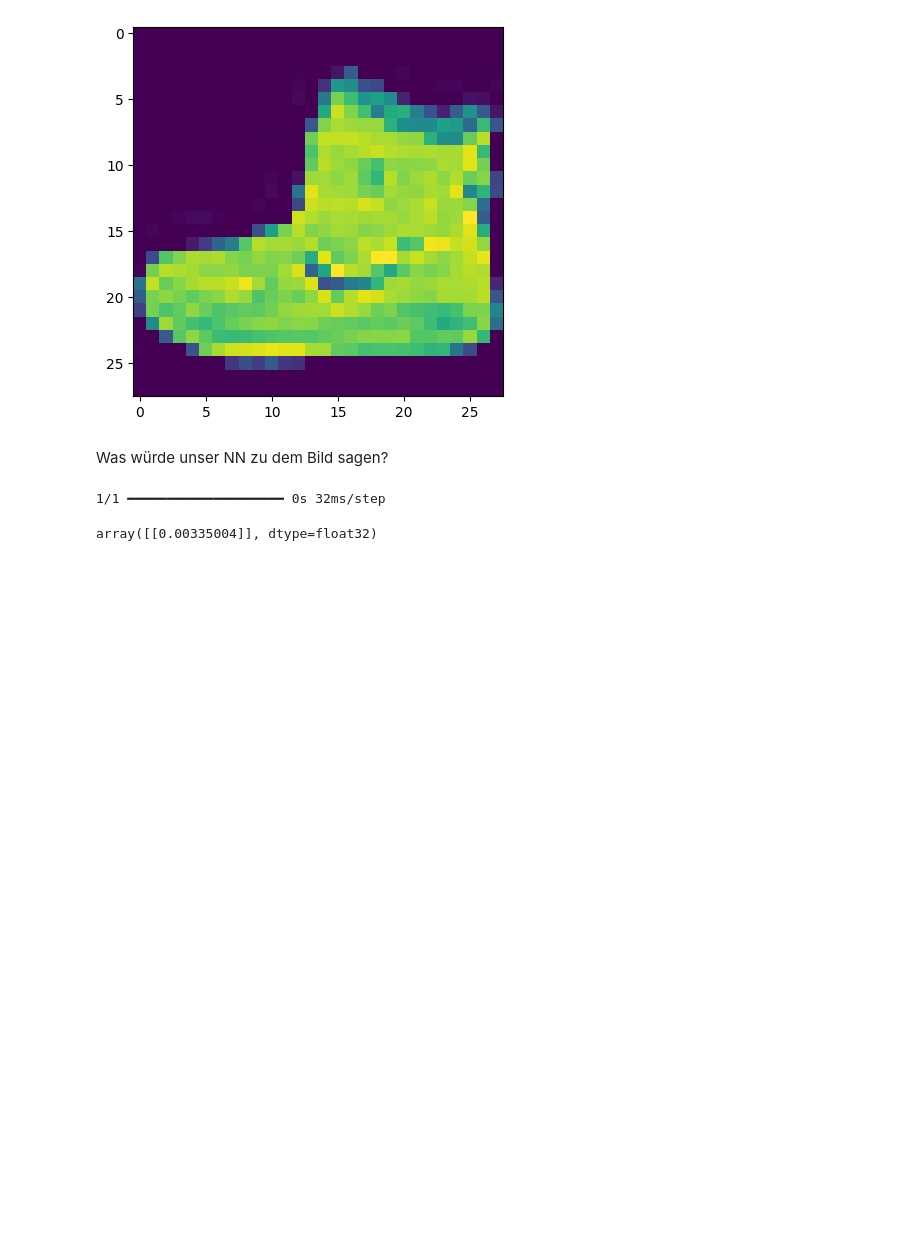
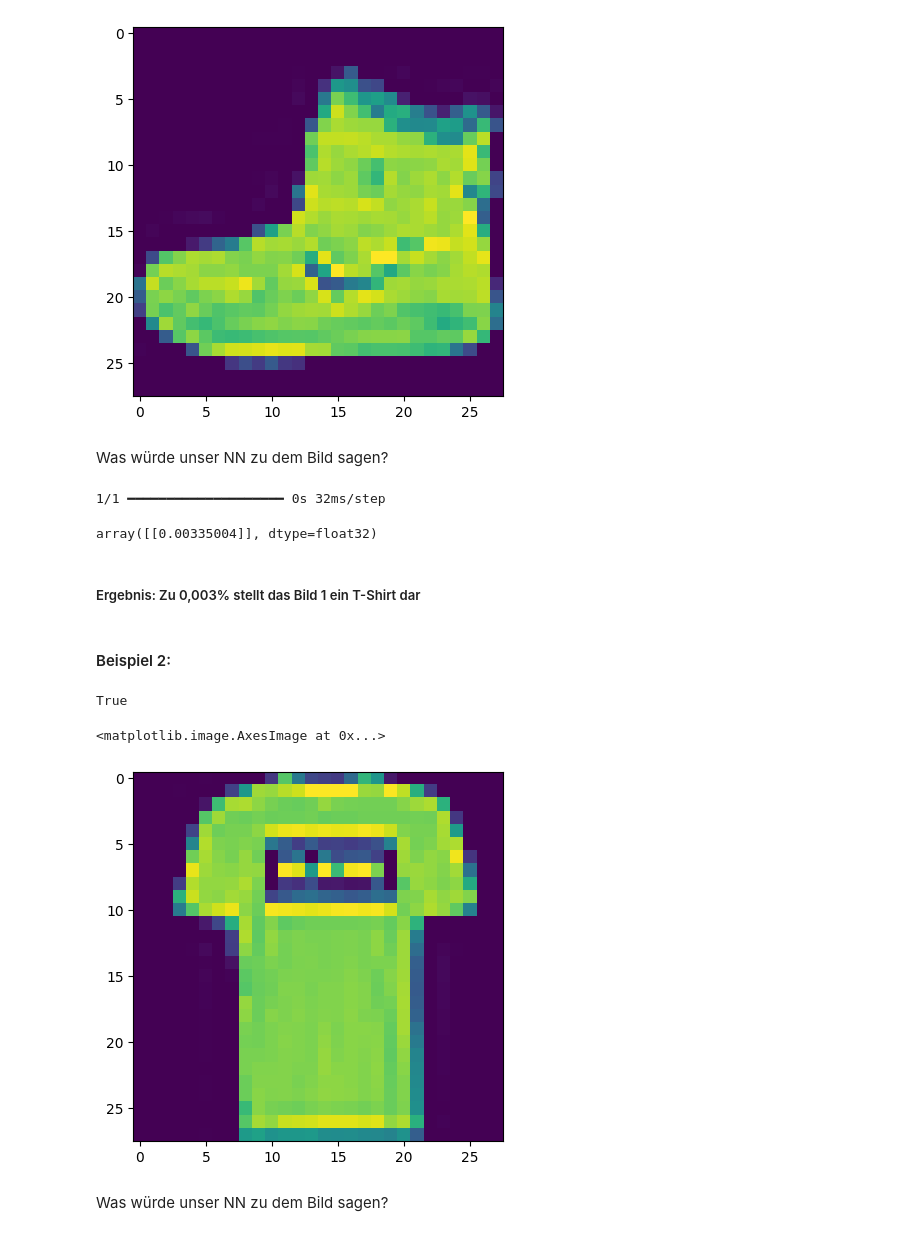
Before and after one commit to MHundi/Info_KS, a Jupyter notebook: 3_Artificial_Intelligence/6_Project_Neuronal_Network.ipynb, the cells around one changed output. Cells and saved outputs as stored; diff of their text form; code cells hidden in the pictures; blank space fills up the shorter version.

```diff
--- a/3_Artificial_Intelligence/6_Project_Neuronal_Network.ipynb
+++ b/3_Artificial_Intelligence/6_Project_Neuronal_Network.ipynb
@@ -277,3 +277,18 @@ model1.predict(x_training[0].reshape(1,784))
 # %% [output]
 1/1 ━━━━━━━━━━━━━━━━━━━━ 0s 32ms/step
 array([[0.00335004]], dtype=float32)
+# %% [markdown]
+##### Ergebnis: Zu 0,003% stellt das Bild 1 ein T-Shirt dar
+# %% [markdown]
+#### Beispiel 2:
+# %%
+print(y_training[1])
+# %% [output]
+True
+# %%
+plt.imshow(x_training[1])
+# %% [output]
+<matplotlib.image.AxesImage at 0x...>
+[figure, added]
+# %% [markdown]
+Was würde unser NN zu dem Bild sagen?
```
Also changed, not shown: parts of 22 cells of this notebook.
